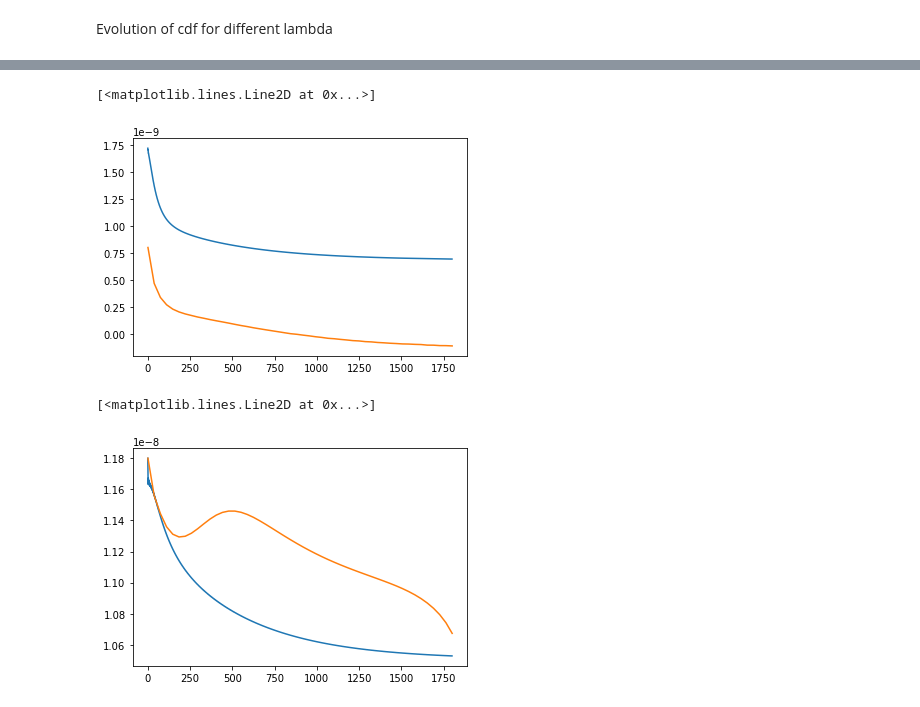
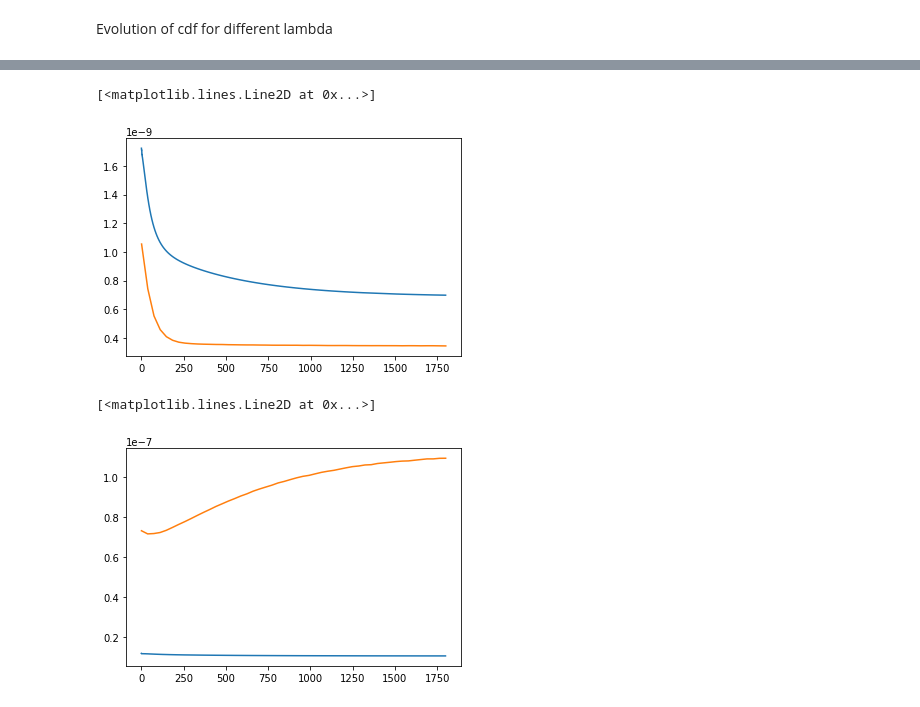
Before and after one commit to dbelivanis/Information-Theory-2, a Jupyter notebook: Optimization/check.ipynb, the cells around one changed output, grey strips where cells are left out. Saved outputs shown, nothing was run; the diff lists cells and outputs as text; code cells hidden in the pictures.

```diff
--- a/Optimization/check.ipynb
+++ b/Optimization/check.ipynb
@@ -79,5 +79,5 @@ plt.plot(np.linspace(1,1800,N_steps),np.inner(q_y[epoch,:,:].T,p[epoch,:]))
 # %%
-epoch = 1
+epoch = 0
 
 
 plt.plot(q_MC_y.mean(axis=0))
@@ -91,19 +91,19 @@ plt.plot(np.linspace(1,1800,N_steps),np.inner(q_y[epoch,:,:].T,p[epoch,:]))
 # plt.plot(np.linspace(1,1800,N_steps),q_y[epoch,0:4,:].min(axis=0))
 # %% [output]
 [<matplotlib.lines.Line2D at 0x...>]
-[figure, old version]
+[figure, new version]
 # %%
-epoch = 5
+epoch = 1
 plt.plot(q_MC_x.mean(axis=0))
 # plt.plot(q_MC_x.min(axis=0))
 # plt.plot(q_MC_x.max(axis=0))
 
 plt.plot(np.linspace(1,1800,N_steps),np.inner(q_x[epoch,:,:].T,p[epoch,:]))
 # plt.plot(np.linspace(1,1800,N_steps),q_x[epoch,0:4,:].max(axis=0))
 # plt.plot(np.linspace(1,1800,N_steps),q_x[epoch,0:4,:].min(axis=0))
 # %% [output]
 [<matplotlib.lines.Line2D at 0x...>]
-[figure, old version]
+[figure, new version]
 # %%
 p[50,:]
 # %% [output]
```
Also changed, not shown: parts of 10 cells of this notebook, 3 other files.
